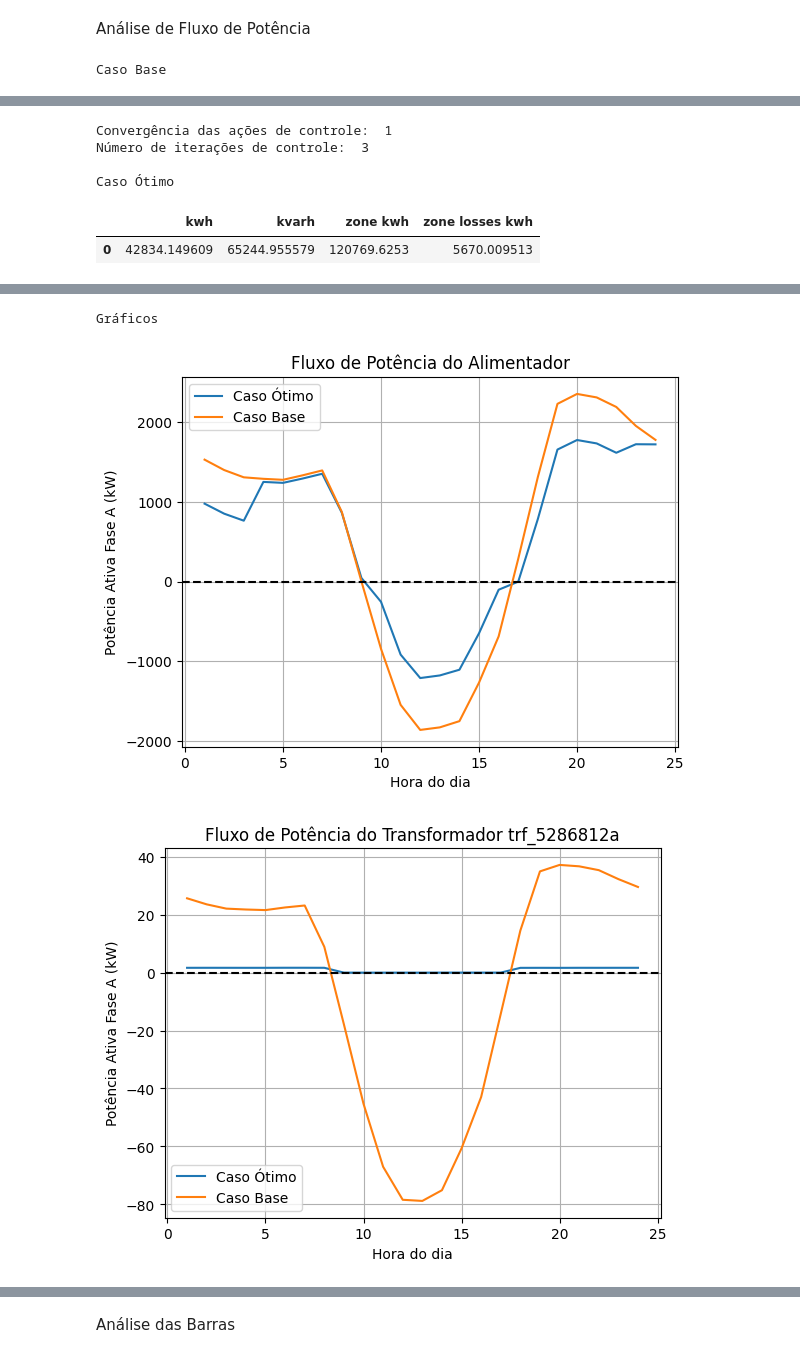
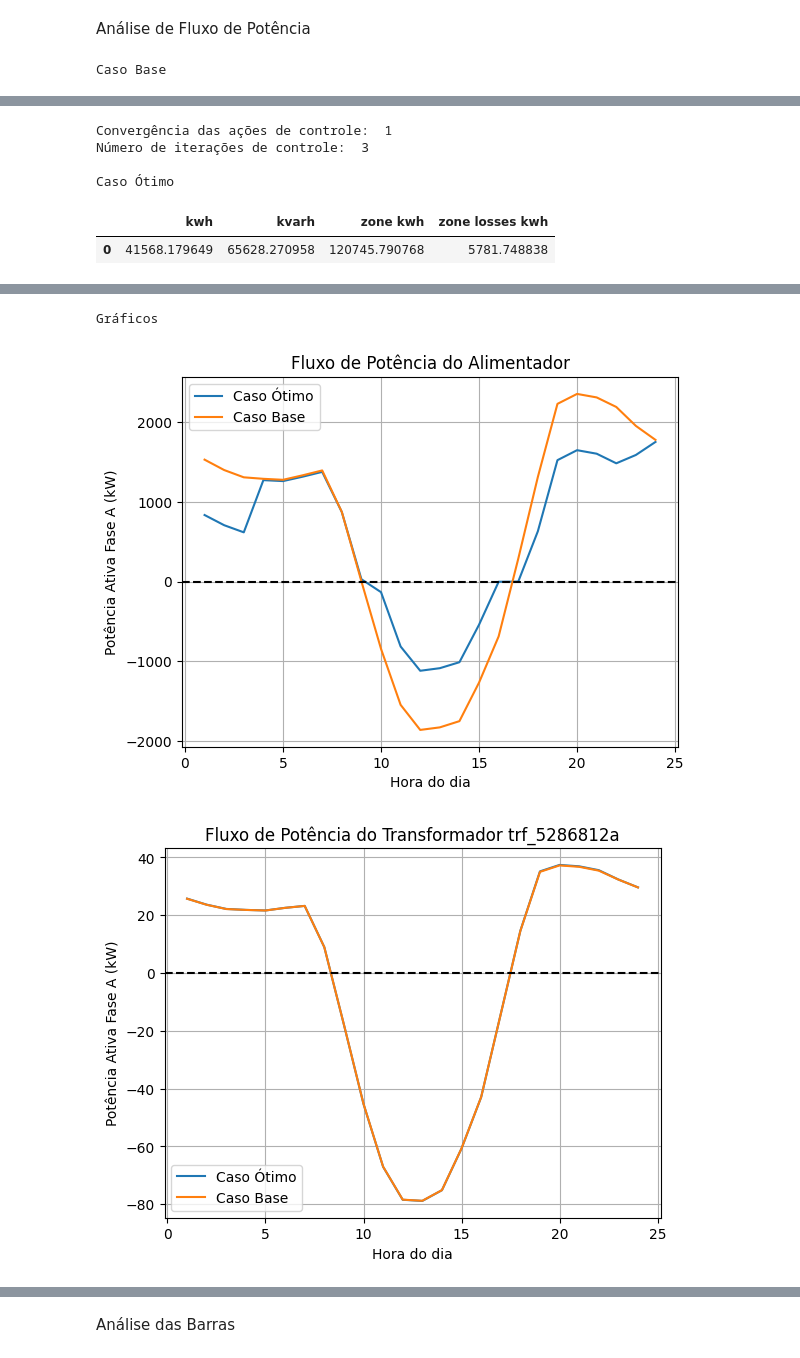
Before and after one commit to Ivanictor/Optimizer-OpenDSS, a Jupyter notebook: GA_mixed/optimal_case_mixed.ipynb, the cells around one changed output, grey strips where cells are left out. Cells and saved outputs as stored; diff of their text form; code cells hidden in the pictures.

```diff
--- a/GA_mixed/optimal_case_mixed.ipynb
+++ b/GA_mixed/optimal_case_mixed.ipynb
@@ -115,16 +115,18 @@ cases = ["Caso Base", "Caso Ótimo"]
 #solution_buses = ['82064995002086', '82064995002086', '82034755002086', '82038115286835', '81489165002086'] #Solução encontrada (Não roda)
 #solution_buses = ['82064995002086', '82064995002086', '94563015002086', '82022225286801', '82025985002086'] #Um dos indivíduos testados
 #solution_buses = ['82034765002086', '82034745002086', '81488715002086', '82034735002086b', '82034755002086']
-solution_buses = ['82034745002086', '82034765002086', '82036275286964', '81488725002086', '82026915286812'] #Solução encontrada para nova fitness function w1 = 2 (Melhor Fitness)
+#solution_buses = ['82034745002086', '82034765002086', '82036275286964', '81488725002086', '82026915286812'] #Solução encontrada para nova fitness function w1 = 2 (Melhor Fitness)
 #solution_buses = ['82036275286964', '82034745002086', '82034765002086', '82034735002086', '81489075002086'] #Solução encontrada para nova fitness function w1 = 2 - Segunda tentativa (Melhor RPF)
 #solution_buses = ['81489055002086', '82034765002086', '82026915286812', '81488705002086', '82036275286964'] #Solução encontrada para nova fitness w1 = 2 3a tentativa
+solution_buses = ['81489055002086', '82034755002086', '82034765002086', '81488705002086', '82036275286964'] #Solução encontrada para nova fitness w1 = 2 na 4a tentativa e PVSystem Irrad
 
 #solution_powers =  [np.float64(45.23609993405461), np.float64(393.3943522539757), np.float64(498.59448293664593), np.float64(133.08149337090876), np.float64(495.1620137483599)]
 #solution_powers = [62.73, 423.65, 497.77, 131.92, 498.61]
 #solution_powers = [499.93, 499.91, 499.34, 499.99, 499.88]
-solution_powers = [499.77, 497.89, 373.68, 499.56, 382.9] #Solução encontrada para nova fitness function w1 = 2 (Melhor RPF)
+#solution_powers = [499.77, 497.89, 373.68, 499.56, 382.9] #Solução encontrada para nova fitness function w1 = 2 (Melhor RPF)
 #solution_powers = [445.84, 498.81, 499.27, 497.85, 497.97] #Solução encontrada para nova fitness function w1 = 2 - Segunda tentativa (Melhor Fitness)
 #solution_powers = [499.29, 499.96, 419.43, 499.98, 476.26] #Solução encontrada para nova fitness function w1 = 2 - Terceira tentativa
+solution_powers = [499.37, 499.83, 497.11, 499.71, 490.96] #Solução encontrada para nova fitness w1 = 2 na 4a tentativa e PVSystem Irrad
 
 powers = solution_powers
 
@@ -301,6 +303,6 @@ Número de iterações de controle:  3
 
 Caso Ótimo
 |  | kwh | kvarh | zone kwh | zone losses kwh |
-| 0 | 42834.149609 | 65244.955579 | 120769.6253 | 5670.009513 |
+| 0 | 41568.179649 | 65628.270958 | 120745.790768 | 5781.748838 |
 |  | Caso | Fluxo Reverso Total (kWh) | Fluxo Reverso Trafos (kWh) | Fluxo Reverso Alimentador | Fitness |
 | 0 | Caso Base | -25771.980858 | -16004.490074 | -9767.490784 | 41776.470932 |
@@ -308,4 +310,4 @@ Caso Ótimo
 Gráficos
-[figure, old version]
+[figure, new version]
-[figure, old version]
+[figure, new version]
 [figure]
```
Also changed, not shown: parts of 5 cells of this notebook, 42 other files.
